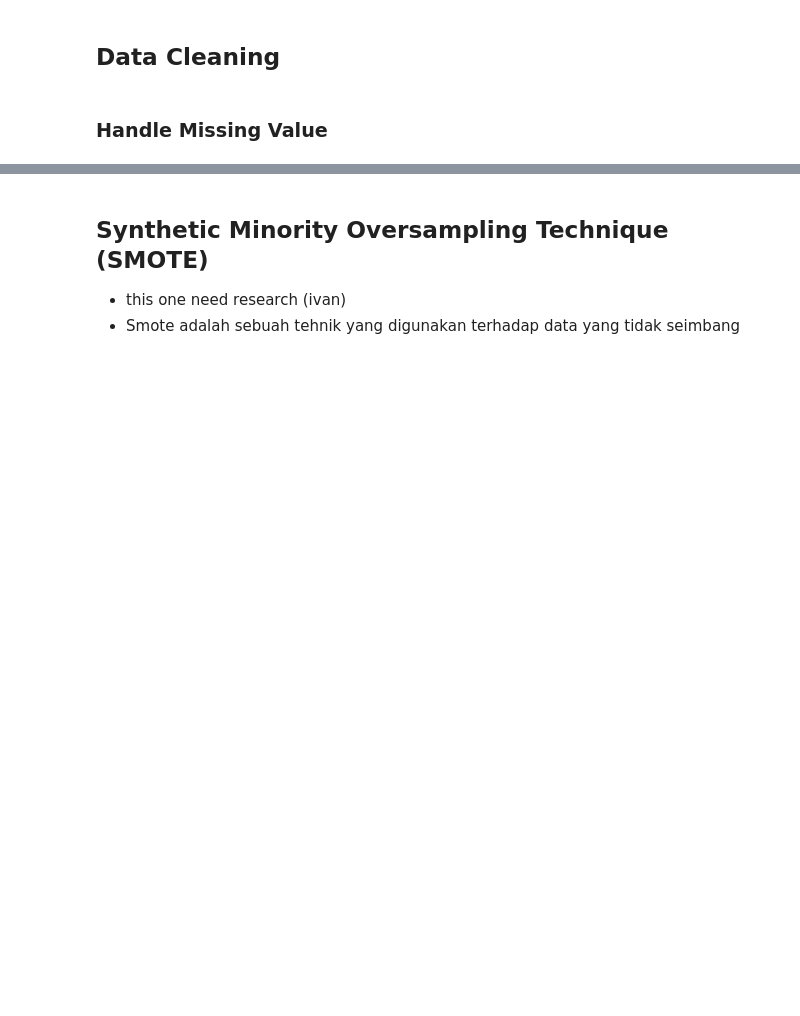
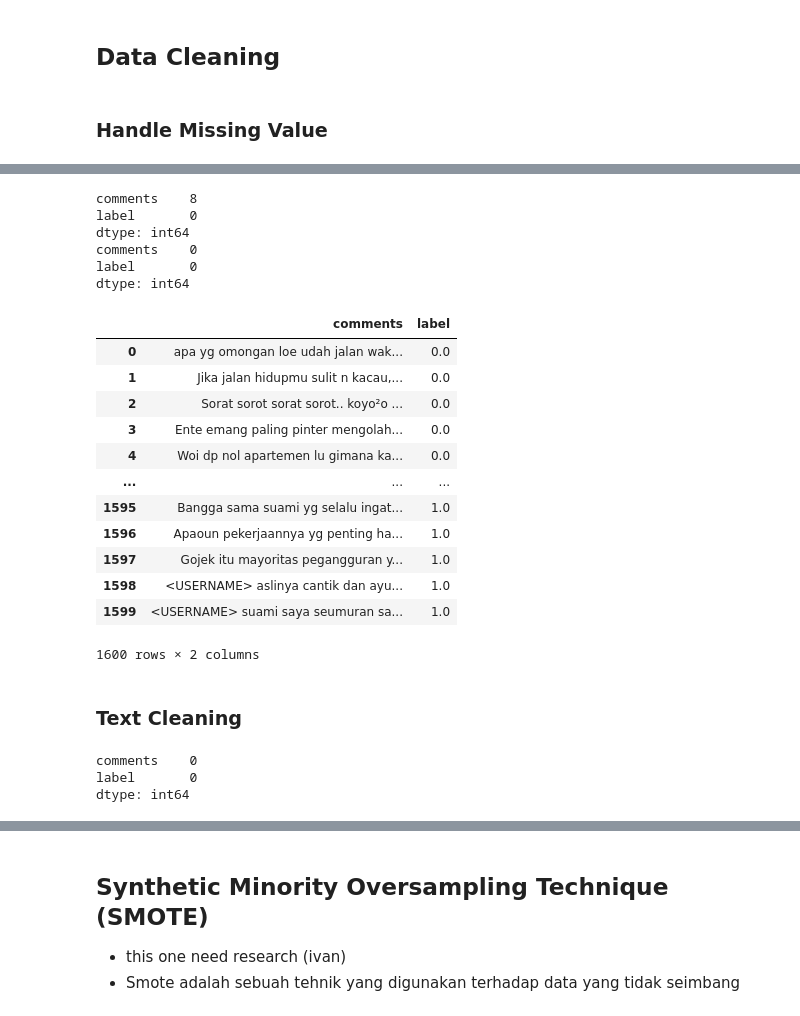
Before and after one commit to AureliusIvan/Sentiment-Analysis-of-Indonesia-Presidential-Election-2024-based-on-Instagram-Comments, a Jupyter notebook: NB.ipynb, the cells around one changed output, grey strips where cells are left out. Cells and saved outputs as stored; diff of their text form; code cells hidden in the pictures; blank space fills up the shorter version.

```diff
--- a/NB.ipynb
+++ b/NB.ipynb
@@ -222,17 +200,0 @@ handle case folding to make sure all the words are in the same case (lowercase)
-# %%
-def case_folding(data):
-    datatemps = []
-    for i in range(0, len(data)):
-        try:
-            commentTemp = data['comments'][i]
-            if isinstance(commentTemp, str):  # Check if the value is a string
-                datatemps.append(commentTemp.lower())
-        except KeyError as e:
-            # print(f"KeyError at index {i}: {e}")
-            pass  # skip the row if there is no comment
-    datatemps = {'comments': datatemps}
-    return pd.DataFrame(datatemps)
-
-secondary_dataset['comments'] =  pd.DataFrame(case_folding(secondary_dataset))
-
-display(secondary_dataset.head())
@@ -617,0 +253,37 @@ display(secondary_dataset.head())
+# %%
+print(secondary_dataset.isnull().sum())
+# delete duplicate data and missing value and null value
+secondary_dataset = secondary_dataset.dropna()
+secondary_dataset = secondary_dataset.drop_duplicates()
+secondary_dataset = secondary_dataset[secondary_dataset['comments'] != '']
+# remove 'NaN' value
+if('NaN' in secondary_dataset['comments']):
+    secondary_dataset = secondary_dataset[secondary_dataset['comments'] != 'NaN']
+secondary_dataset = secondary_dataset[secondary_dataset['comments'].notna()]
+secondary_dataset = secondary_dataset.reset_index(drop=True)
+# secondary_dataset = secondary_dataset[['comments']]
+print(secondary_dataset.isnull().sum())
+
+display(secondary_dataset)
+# %% [output]
+comments    8
+label       0
+dtype: int64
+comments    0
+label       0
+dtype: int64
+|  | comments | label |
+| 0 | apa yg omongan loe udah jalan wak... | 0.0 |
+| 1 | Jika jalan hidupmu sulit n kacau,... | 0.0 |
+| 2 | Sorat sorot sorat sorot.. koyo²o ... | 0.0 |
+| 3 | Ente emang paling pinter mengolah... | 0.0 |
+| 4 | Woi dp nol apartemen lu gimana ka... | 0.0 |
+| ... | ... | ... |
+| 1595 | Bangga sama suami yg selalu ingat... | 1.0 |
+| 1596 | Apaoun pekerjaannya yg penting ha... | 1.0 |
+| 1597 | Gojek itu mayoritas pegangguran y... | 1.0 |
+| 1598 | <USERNAME> aslinya cantik dan ayu... | 1.0 |
+| 1599 | <USERNAME> suami saya seumuran sa... | 1.0 |
+1600 rows × 2 columns
+# %% [markdown]
+### Text Cleaning
@@ -617,0 +372,20 @@ display(secondary_dataset.head())
+# %%
+# Call the function
+secondary_dataset.to_csv('./dirty_data.csv', index=False)
+cleaned_data = remove_punct(secondary_dataset)
+secondary_dataset['comments'] = cleaned_data['comments']
+
+secondary_dataset = secondary_dataset[secondary_dataset['comments'] != '']
+# remove 'NaN' value
+if('NaN' in secondary_dataset['comments']):
+    secondary_dataset = secondary_dataset[secondary_dataset['comments'] != 'NaN']
+secondary_dataset = secondary_dataset[secondary_dataset['comments'].notna()]
+secondary_dataset = secondary_dataset.reset_index(drop=True)
+
+# secondary_dataset = secondary_dataset[['comments']]
+print(secondary_dataset.isnull().sum())
+# Save to CSV
+# %% [output]
+comments    0
+label       0
+dtype: int64
```
Also changed, not shown: parts of 73 cells of this notebook, 22 other files.
